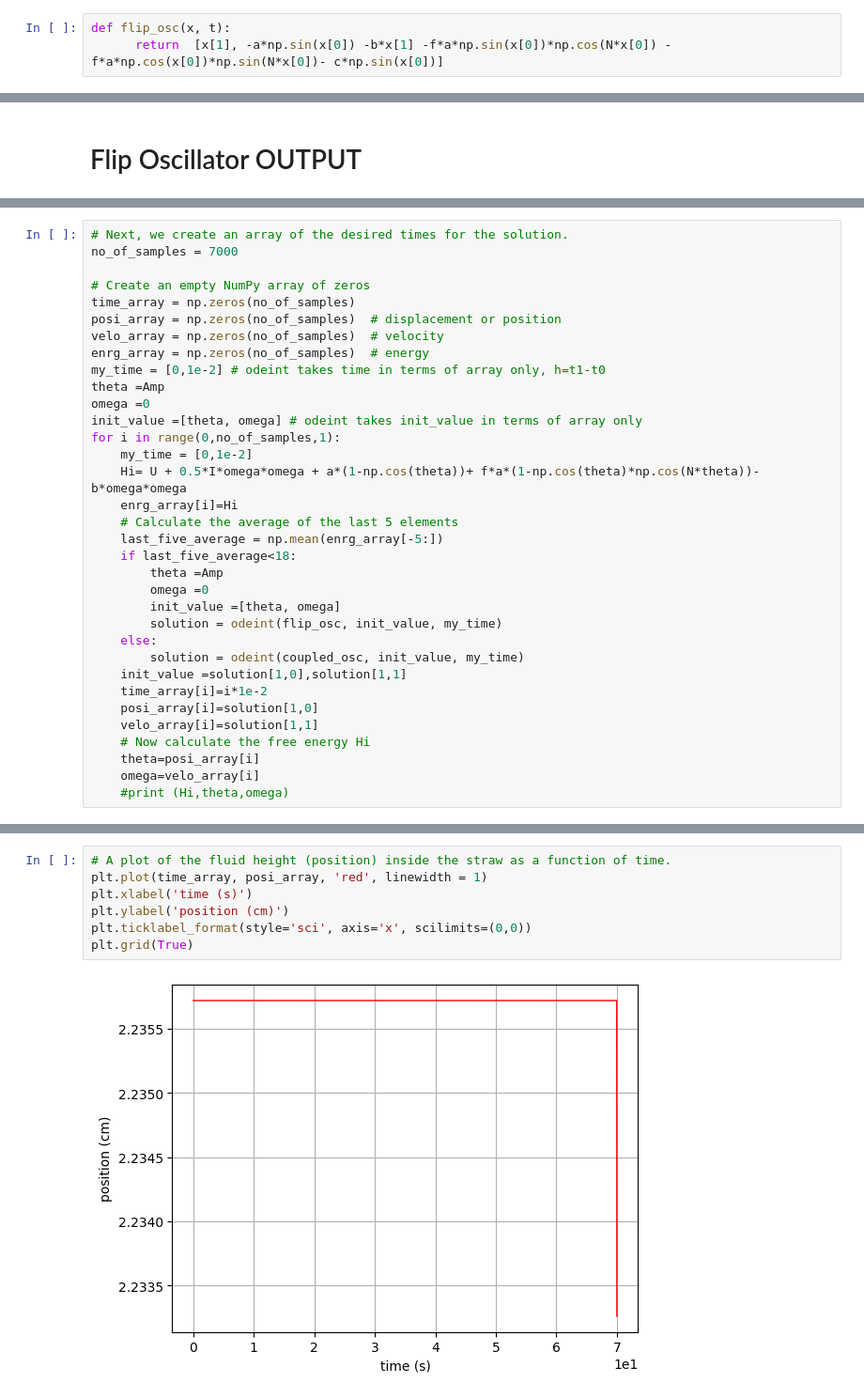
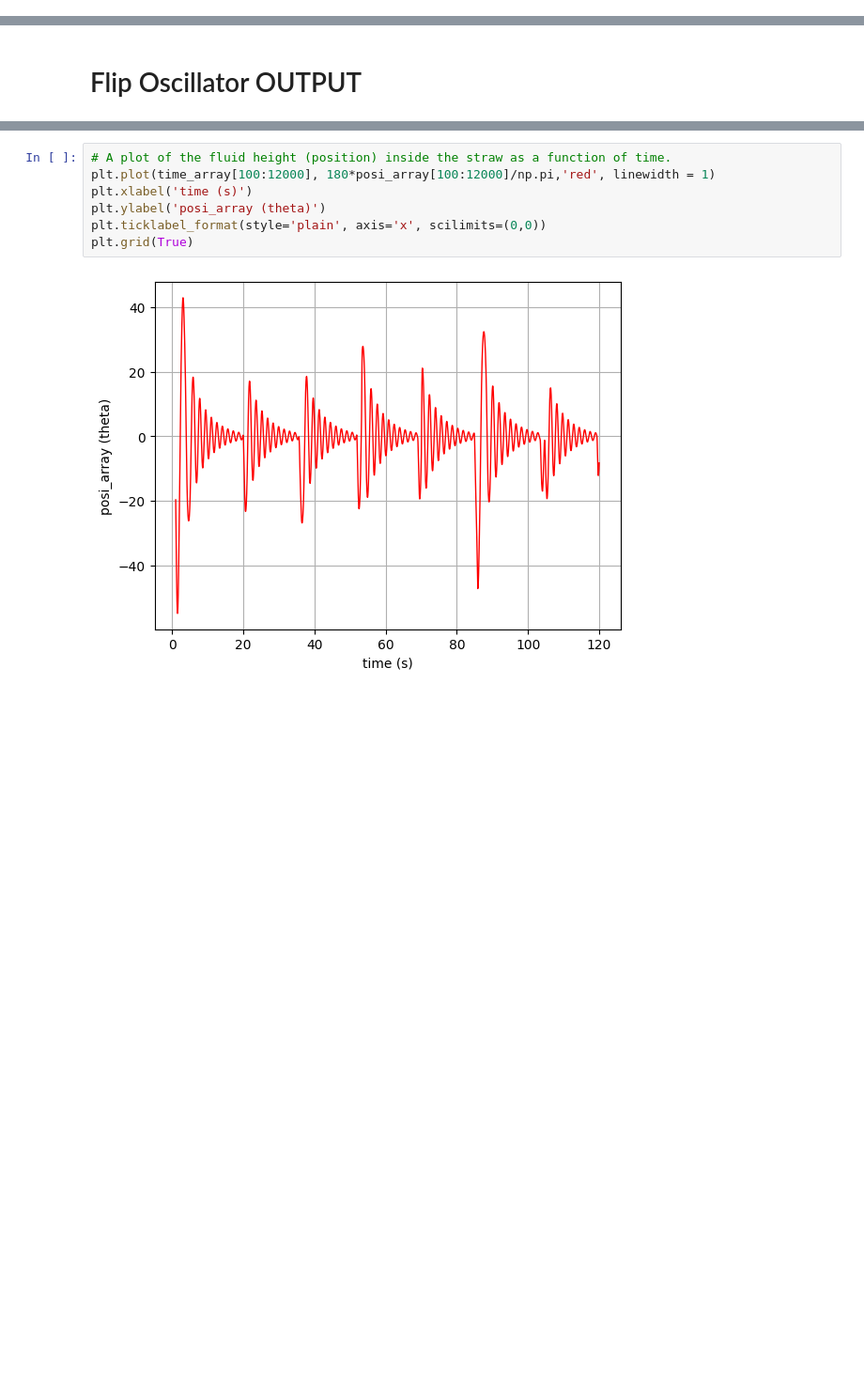
Before and after one commit to ShounakDas101/multibody, a Jupyter notebook: flip_mind_ODE.ipynb, the cells around one changed output, grey strips where cells are left out. Shown: that part at 94% size. Saved outputs shown, nothing was run; the diff lists cells and outputs as text; blank space fills up the shorter version.

```diff
--- a/flip_mind_ODE.ipynb
+++ b/flip_mind_ODE.ipynb
@@ -95,3 +116,0 @@ def coupled_osc(x, t):
-# %%
-def flip_osc(x, t):
-      return  [x[1], -a*np.sin(x[0]) -b*x[1] -f*a*np.sin(x[0])*np.cos(N*x[0]) - f*a*np.cos(x[0])*np.sin(N*x[0])- c*np.sin(x[0])]
@@ -198,34 +583,0 @@ plt.grid(True)
-# %%
-# Next, we create an array of the desired times for the solution.
-no_of_samples = 7000
-
-# Create an empty NumPy array of zeros
-time_array = np.zeros(no_of_samples)
-posi_array = np.zeros(no_of_samples)  # displacement or position
-velo_array = np.zeros(no_of_samples)  # velocity
-enrg_array = np.zeros(no_of_samples)  # energy
-my_time = [0,1e-2] # odeint takes time in terms of array only, h=t1-t0
-theta =Amp
-omega =0
-init_value =[theta, omega] # odeint takes init_value in terms of array only
-for i in range(0,no_of_samples,1):
-    my_time = [0,1e-2]
-    Hi= U + 0.5*I*omega*omega + a*(1-np.cos(theta))+ f*a*(1-np.cos(theta)*np.cos(N*theta))- b*omega*omega
-    enrg_array[i]=Hi
-    # Calculate the average of the last 5 elements
-    last_five_average = np.mean(enrg_array[-5:])
-    if last_five_average<18:
-        theta =Amp
-        omega =0
-        init_value =[theta, omega]
-        solution = odeint(flip_osc, init_value, my_time)
-    else:
-        solution = odeint(coupled_osc, init_value, my_time)
-    init_value =solution[1,0],solution[1,1]
-    time_array[i]=i*1e-2
-    posi_array[i]=solution[1,0]
-    velo_array[i]=solution[1,1]
-    # Now calculate the free energy Hi
-    theta=posi_array[i]
-    omega=velo_array[i]
-    #print (Hi,theta,omega)
@@ -232,9 +607,9 @@ for i in range(0,no_of_samples,1):
 # %%
 # A plot of the fluid height (position) inside the straw as a function of time.
-plt.plot(time_array, posi_array, 'red', linewidth = 1)
+plt.plot(time_array[100:12000], 180*posi_array[100:12000]/np.pi,'red', linewidth = 1)
 plt.xlabel('time (s)')
-plt.ylabel('position (cm)')
-plt.ticklabel_format(style='sci', axis='x', scilimits=(0,0))
+plt.ylabel('posi_array (theta)')
+plt.ticklabel_format(style='plain', axis='x', scilimits=(0,0))
 plt.grid(True)
 # %% [output]
-[figure, old version]
+[figure, new version]
```
Also changed, not shown: parts of 43 cells of this notebook.
